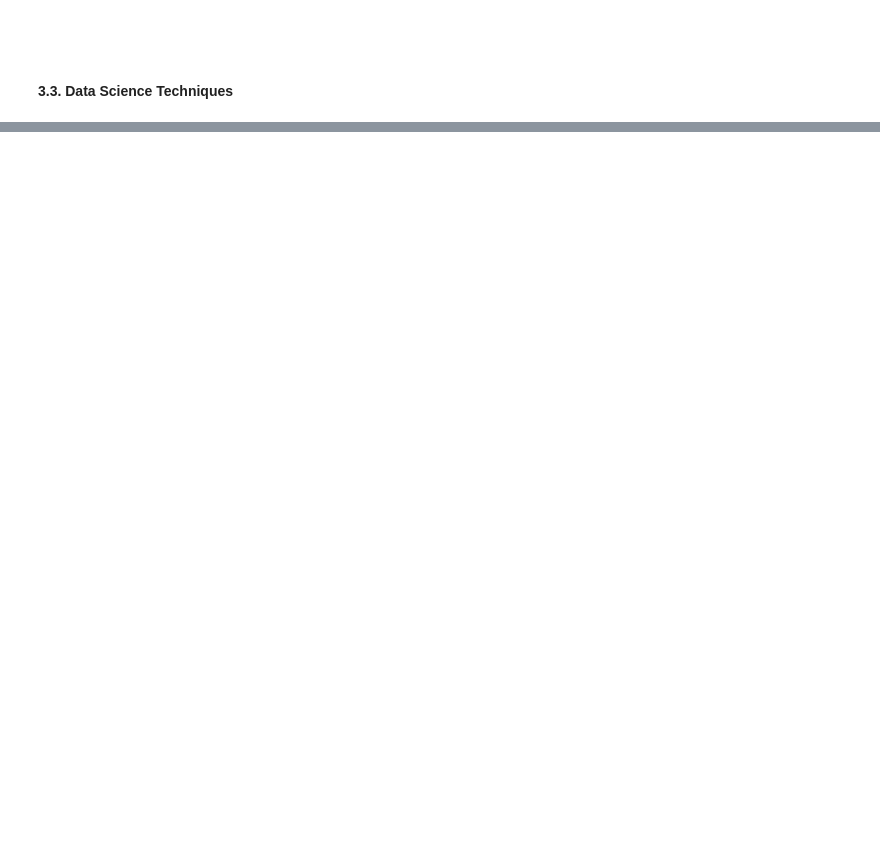
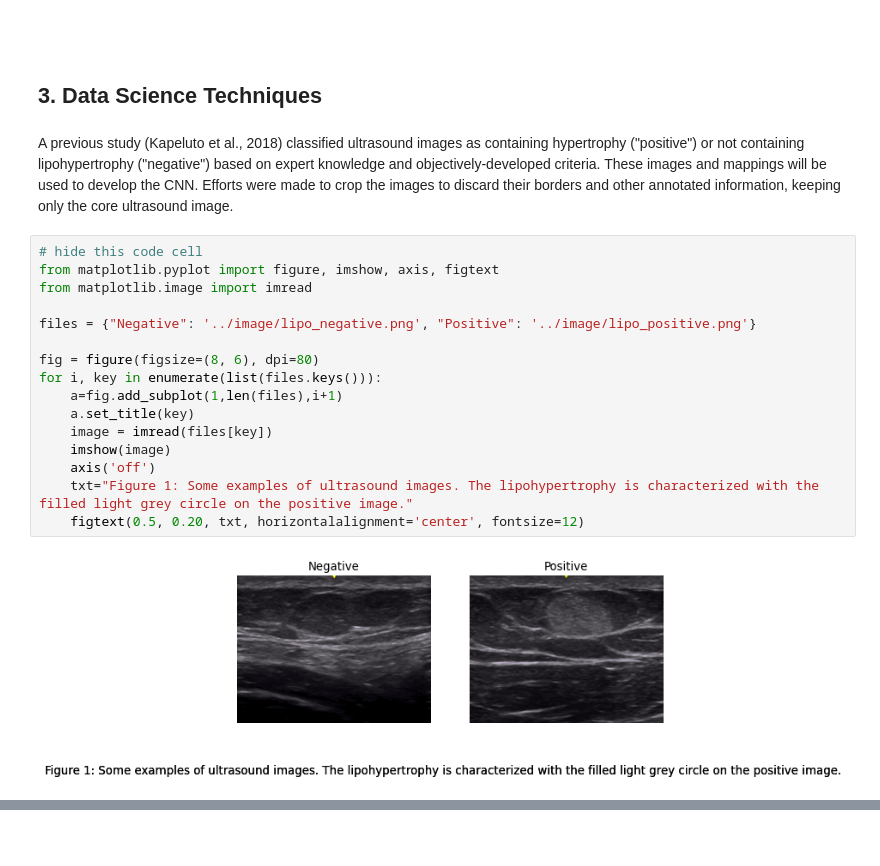
Before and after one commit to larahabashy/capstone-diabetes, a Jupyter notebook: proposal/proposal_report.ipynb, the cells around one changed output, grey strips where cells are left out. Drawn from its saved outputs; the diff is of its cells as text; blank space fills up the shorter version.

```diff
--- a/proposal/proposal_report.ipynb
+++ b/proposal/proposal_report.ipynb
@@ -30,5 +38,25 @@ There are three identified levels of technical abstraction for the final data pr
 # %% [markdown]
 <br>
 # %% [markdown]
-#### 3.3. Data Science Techniques
+## 3. Data Science Techniques
+# %% [markdown]
+A previous study (Kapeluto et al., 2018) classified ultrasound images as containing hypertrophy ("positive") or not containing lipohypertrophy ("negative") based on expert knowledge and objectively-developed criteria. These images and mappings will be used to develop the CNN. Efforts were made to crop the images to discard their borders and other annotated information, keeping only the core ultrasound image.
+# %%
+# hide this code cell
+from matplotlib.pyplot import figure, imshow, axis, figtext
+from matplotlib.image import imread
+
+files = {"Negative": '../image/lipo_negative.png', "Positive": '../image/lipo_positive.png'}
+
+fig = figure(figsize=(8, 6), dpi=80)
+for i, key in enumerate(list(files.keys())):
+    a=fig.add_subplot(1,len(files),i+1)
+    a.set_title(key)
+    image = imread(files[key])
+    imshow(image)
+    axis('off')
+    txt="Figure 1: Some examples of ultrasound images. The lipohypertrophy is characterized with the filled light grey circle on the positive image."
+    figtext(0.5, 0.20, txt, horizontalalignment='center', fontsize=12)
+# %% [output]
+[figure, added]
 # %% [markdown]
```
Also changed, not shown: parts of 12 cells of this notebook, 3 other files.
